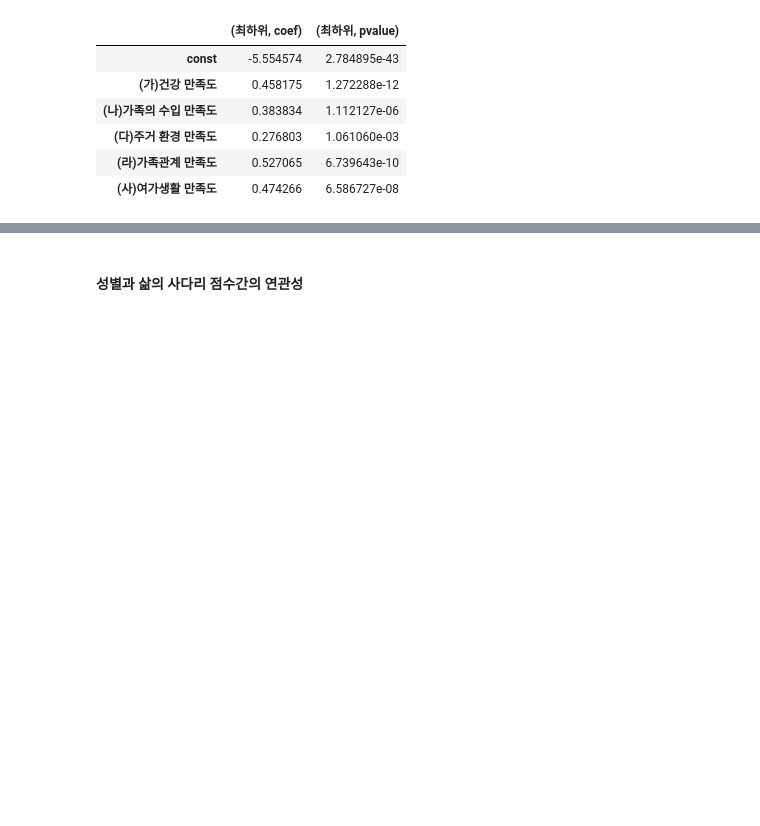
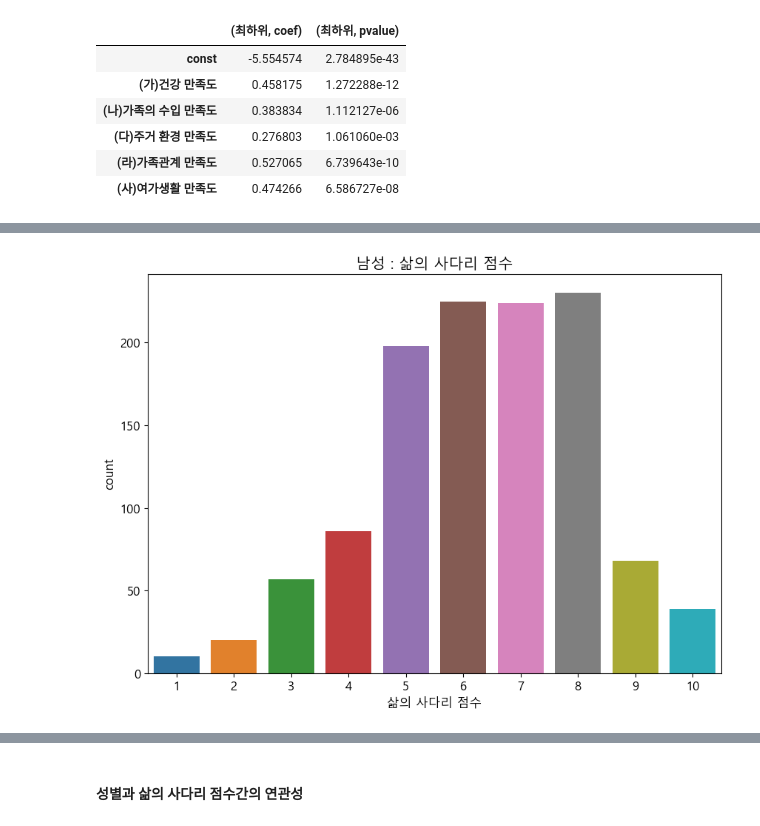
Before and after one commit to Jeeunun/Data_analysis_education_Closed, a Jupyter notebook: data_analysis/연령_분석.ipynb, the cells around one changed output, grey strips where cells are left out. Drawn from its saved outputs; the diff is of its cells as text; code cells hidden in the pictures; blank space fills up the shorter version.

```diff
--- a/data_analysis/연령_분석.ipynb
+++ b/data_analysis/연령_분석.ipynb
@@ -143,0 +158,13 @@ result
+# %%
+plt.rcParams['font.family'] = 'Malgun Gothic'
+plt.rcParams['font.size'] = 12
+plt.rcParams['axes.unicode_minus'] = False
+plt.rcParams['figure.figsize'] = (10,7)
+# %%
+plt.figure()
+sb.countplot(data=data[data['성별'] ==1], x='삶의 사다리 점수')
+plt.title('남성 : 삶의 사다리 점수')
+plt.show()
+plt.close()
+# %% [output]
+[figure, added]
```
Also changed, not shown: parts of 30 cells of this notebook.
